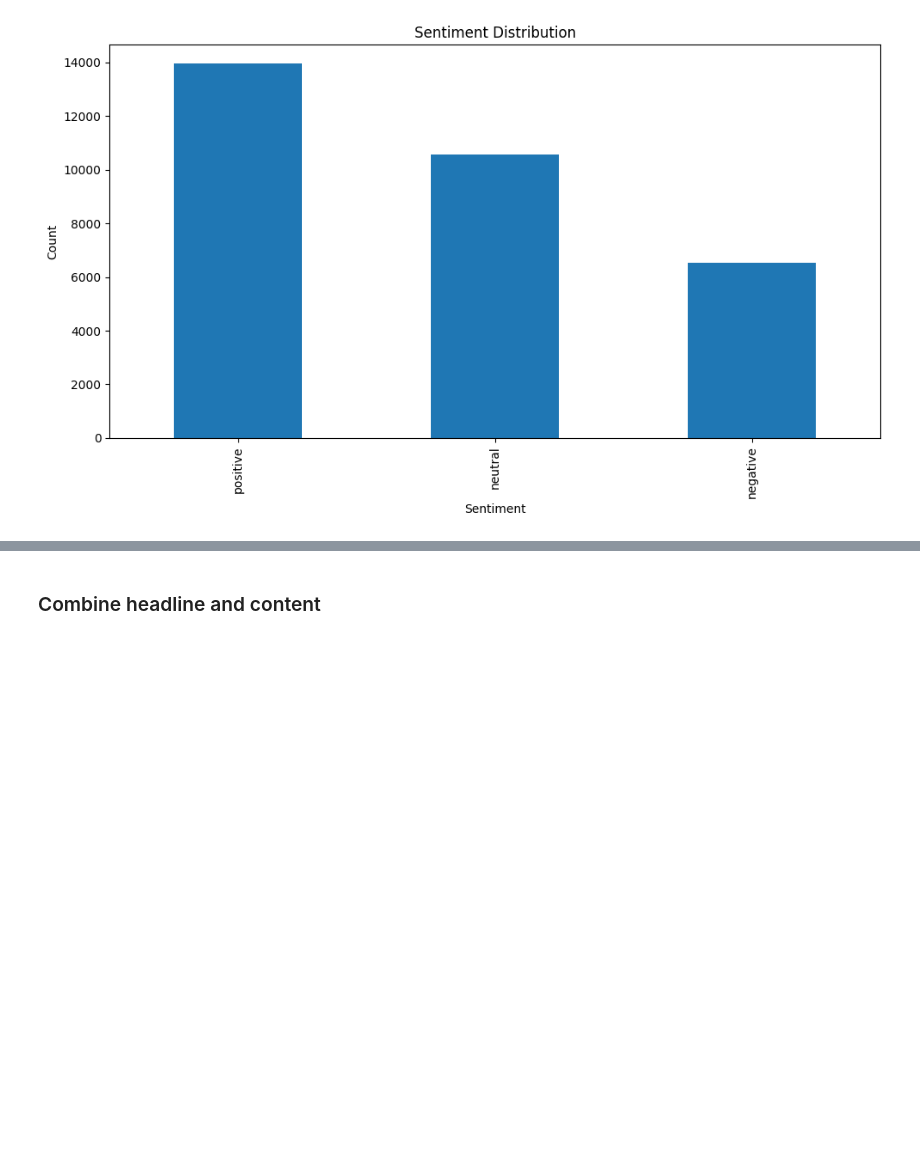
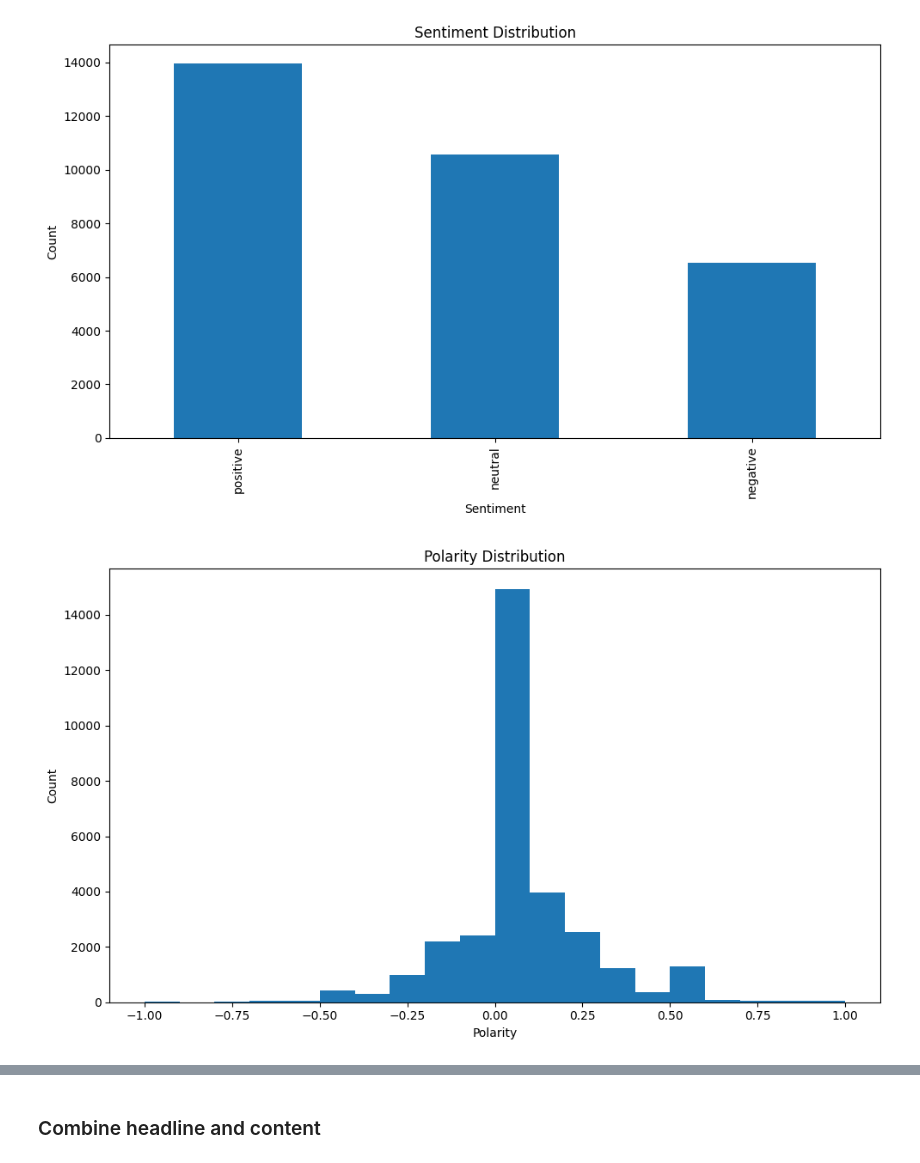
Before and after one commit to hstoklosa/sentix-nlp, a Jupyter notebook: preprocessing.ipynb, the cells around one changed output, grey strips where cells are left out. Drawn from its saved outputs; the diff is of its cells as text; code cells hidden in the pictures; blank space fills up the shorter version.

```diff
--- a/preprocessing.ipynb
+++ b/preprocessing.ipynb
@@ -128,3 +113,13 @@ plt.tight_layout()
 plt.show()
 # %% [output]
 [figure]
+# %%
+plt.figure(figsize=(10, 6))
+plt.hist(df['polarity'], bins=20)
+plt.title('Polarity Distribution')
+plt.xlabel('Polarity')
+plt.ylabel('Count')
+plt.tight_layout()
+plt.show()
+# %% [output]
+[figure, added]
```
Also changed, not shown: parts of 17 cells of this notebook.
